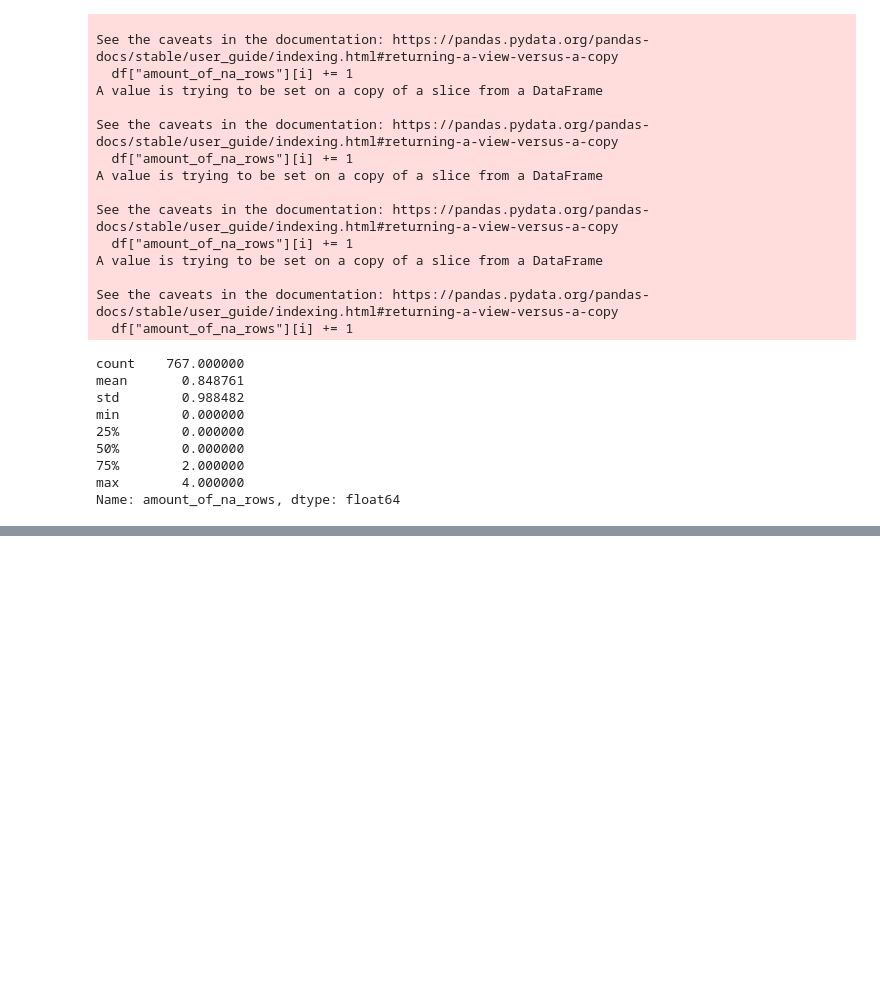
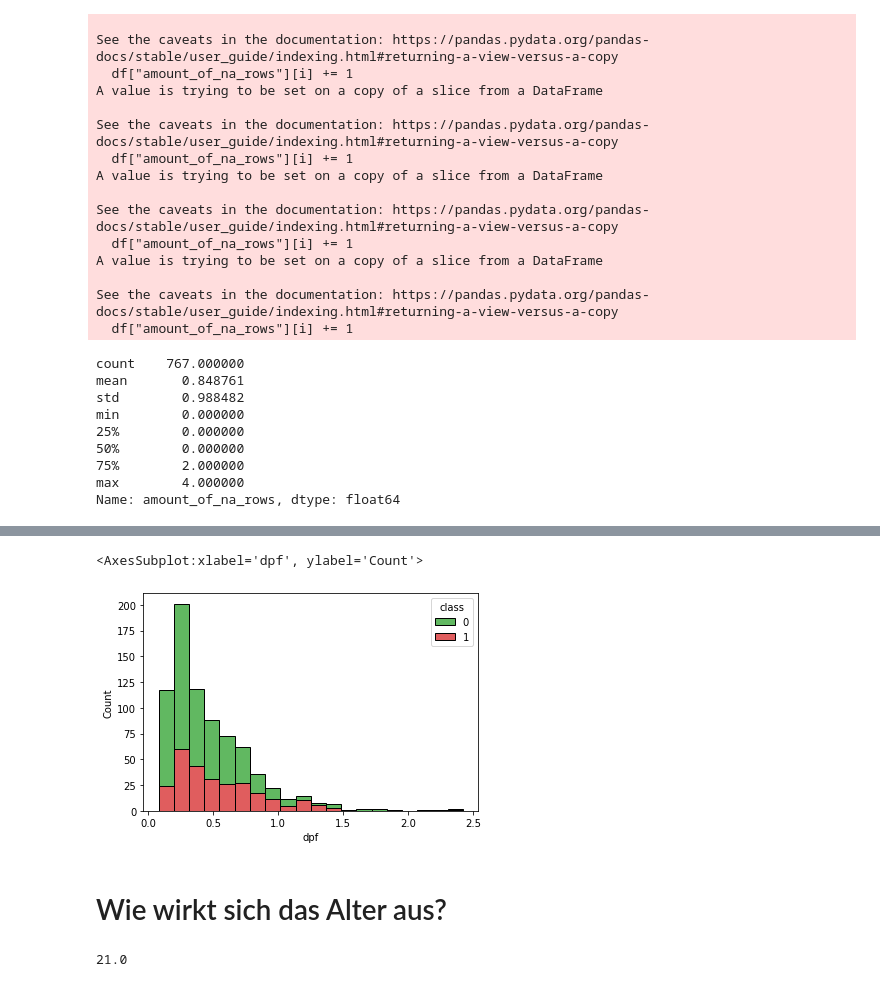
Before and after one commit to janisfroelich/daw, a Jupyter notebook: Diabetes/EDA.ipynb, the cells around one changed output, grey strips where cells are left out. Drawn from its saved outputs; the diff is of its cells as text; code cells hidden in the pictures; blank space fills up the shorter version.

```diff
--- a/Diabetes/EDA.ipynb
+++ b/Diabetes/EDA.ipynb
@@ -383,0 +456,3 @@ sns.histplot(x="", y="class", data=df_amount_na)
+# %%
+#Replace all missing values with median
+df_imput = df_clean.fillna(df_clean.median())
@@ -383,0 +620,7 @@ sns.histplot(x="", y="class", data=df_amount_na)
+# %%
+sns.histplot(data=df_imput, x="dpf", hue="class", bins=20, palette=["C2", "C3"], multiple="stack")
+# %% [output]
+<AxesSubplot:xlabel='dpf', ylabel='Count'>
+[figure, added]
+# %% [markdown]
+# Wie wirkt sich das Alter aus?
@@ -383,0 +629,4 @@ sns.histplot(x="", y="class", data=df_amount_na)
+# %%
+min(df_diab_age.age)
+# %% [output]
+21.0
```
Also changed, not shown: parts of 61 cells of this notebook.
